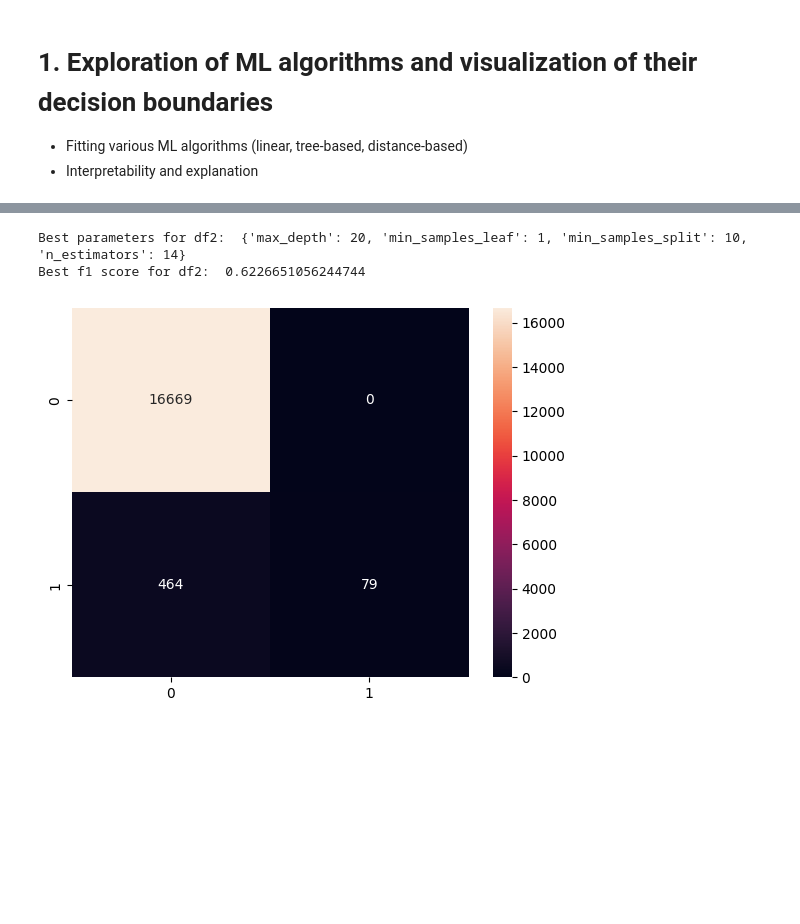
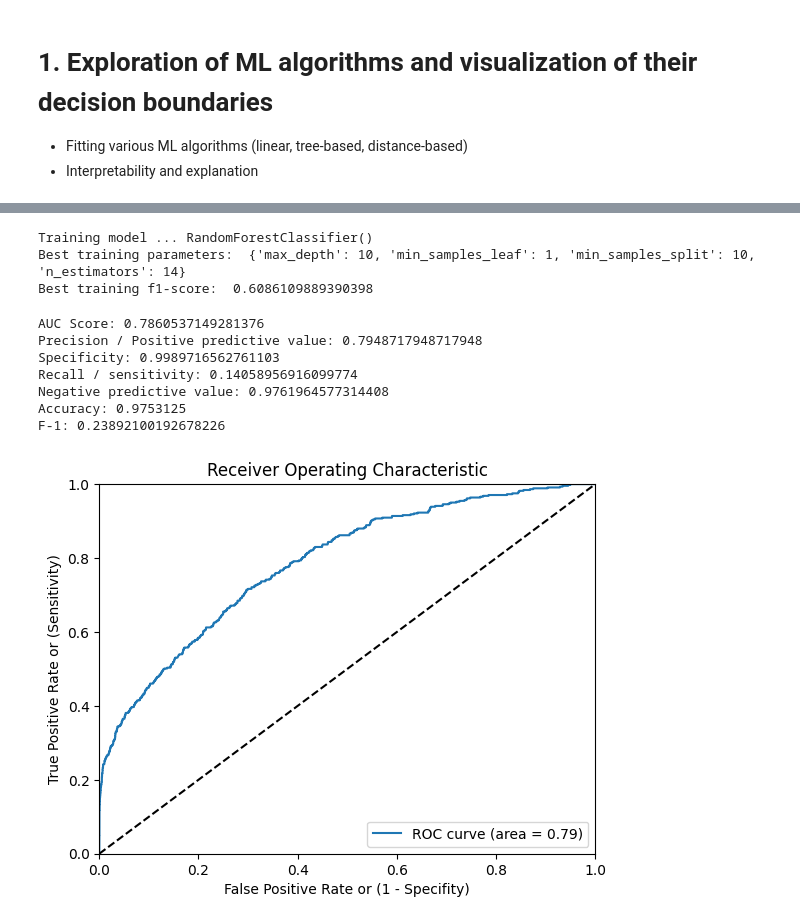
Before and after one commit to angelgldh/rsv_modelling_transfer_learning, a Jupyter notebook: notebooks/ml_modelling.ipynb, the cells around one changed output, grey strips where cells are left out. Saved outputs shown, nothing was run; the diff lists cells and outputs as text; code cells hidden in the pictures; blank space fills up the shorter version.

```diff
--- a/notebooks/ml_modelling.ipynb
+++ b/notebooks/ml_modelling.ipynb
@@ -32,12 +44,12 @@ rsv_predictors_phase1_daysDedup_df = make_it_categorical(rsv_predictors_phase1_d
 rsv_predictors_phase1_df.shape, rsv_predictors_phase1_daysDedup_df.shape
 
 # Extract a reduced sample of the data for modelling
-# sample_size = 80000
-# sample_rsv_df = rsv_predictors_phase1_df.sample(n = sample_size)
-# sample_dedup_rsv_df = rsv_predictors_phase1_daysDedup_df.sample(n = sample_size)
+sample_size = 80000
+sample_rsv_df = rsv_predictors_phase1_df.sample(n = sample_size)
+sample_dedup_rsv_df = rsv_predictors_phase1_daysDedup_df.sample(n = sample_size)
 
-sample_rsv_df = rsv_predictors_phase1_df.copy()
-sample_dedup_rsv_df = rsv_predictors_phase1_daysDedup_df.copy()
+# sample_rsv_df = rsv_predictors_phase1_df.copy()
+# sample_dedup_rsv_df = rsv_predictors_phase1_daysDedup_df.copy()
 # %%
 sample_rsv_df['RSV_test_result'].value_counts(), sample_dedup_rsv_df['RSV_test_result'].value_counts()
 # %% [output]
@@ -113,18 +64,42 @@ Best f1 score for df1:  0.6029317956473127
-# %%
-
-# Repeat the process for df2
-grid_search2 = GridSearchCV(estimator=rfc, param_grid=param_grid, scoring=f1_scorer, cv=5)
-grid_search2.fit(X2_train, y2_train)
-y2_pred = grid_search2.predict(X2_test)
-print('Best parameters for df2: ', grid_search2.best_params_)
-print('Best f1 score for df2: ', grid_search2.best_score_)
-matrix2 = confusion_matrix(y2_test, y2_pred)
-sns.heatmap(matrix2, annot=True, fmt='d')
-plt.show()
-# %% [output]
-Best parameters for df2:  {'max_depth': 20, 'min_samples_leaf': 1, 'min_samples_split': 10, 'n_estimators': 14}
-Best f1 score for df2:  0.6226651056244744
-[figure, removed]
+# %%
+# 1. Transform the data and prepare it for modelling
+df1 = sample_rsv_df.drop(
+    ['patient_id', 'index_date', 'tendency_to_positivity', 'n_encounters'], axis = 1)
+
+X_train_transformed, y_train, X_test_transformed, y_test, preprocessor_rsv = preprocess_rsv(df1,
+                                                                          input_test_size = 0.2, random_seed = 42
+                                                                          )
+# %%
+# 2. Fit the model, specyfing a) model class b) hyperparameter_grid, target_scorer, number of cross-validation folds
+model_class = RandomForestClassifier()
+param_grid = {
+    'n_estimators': [7, 14],
+    'max_depth': [10, 20],
+    'min_samples_split': [5, 10],
+    'min_samples_leaf': [1, 4]
+}
+target_scorer = make_scorer(f1_score, average='macro')
+n_cv_folds = 10
+
+model1 = train_model_rsv(model = model_class, param_grid = param_grid, target_scorer = target_scorer, n_cv_folds = n_cv_folds,
+                    X_train = X_train_transformed, y_train = y_train)
+# %% [output]
+Training model ... RandomForestClassifier()
+Best training parameters:  {'max_depth': 10, 'min_samples_leaf': 1, 'min_samples_split': 10, 'n_estimators': 14}
+Best training f1-score:  0.6086109889390398
+# %%
+# 3. Evaluate the model
+
+__,__,__,__,__,__,f1_score = calculate_performance_metrics_rsv(trained_model = model1, X_test = X_test_transformed, y_test = y_test, print_roc = True)
+# %% [output]
+AUC Score: 0.7860537149281376
+Precision / Positive predictive value: 0.7948717948717948
+Specificity: 0.9989716562761103
+Recall / sensitivity: 0.14058956916099774
+Negative predictive value: 0.9761964577314408
+Accuracy: 0.9753125
+F-1: 0.23892100192678226
+[figure, added]
 # %%
 # Include a feature importance diagram for interpretability
 
```
Also changed, not shown: parts of 8 cells of this notebook, 1 other file.
